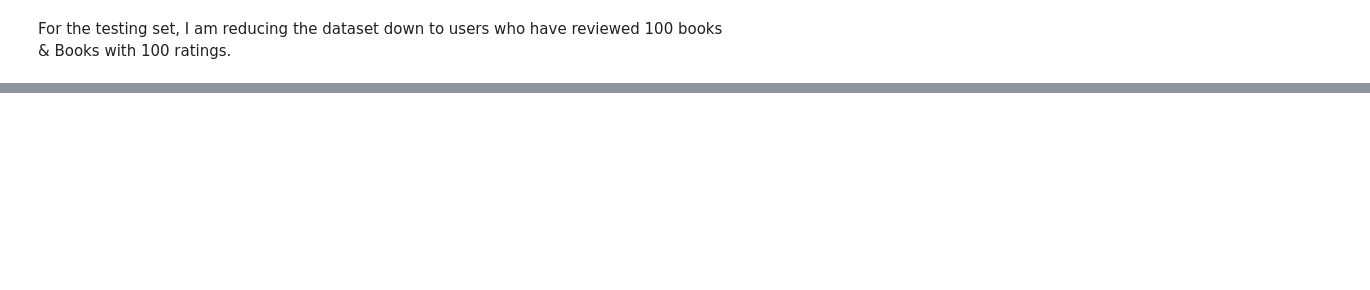
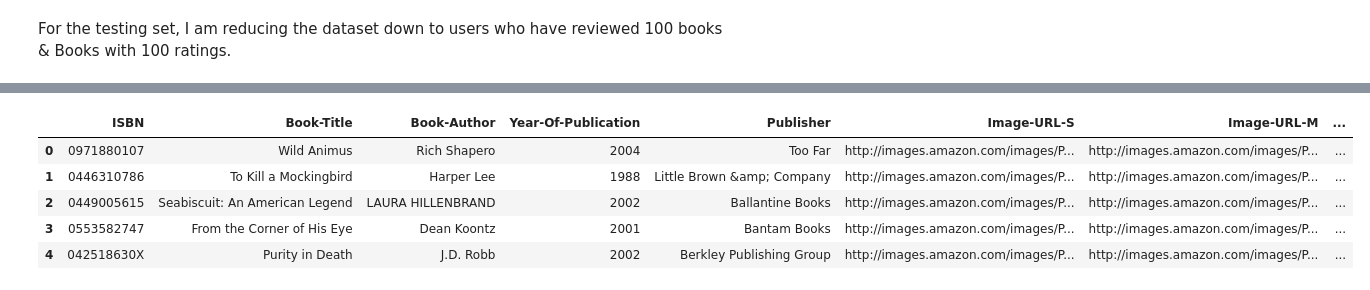
Before and after one commit to wristi/Book-Recommender-System-Challenge, a Jupyter notebook: Project_Code/Recommender System.ipynb, the cells around one changed output, grey strips where cells are left out. Cells and saved outputs as stored; diff of their text form; code cells hidden in the pictures; blank space fills up the shorter version.

```diff
--- a/Project_Code/Recommender System.ipynb
+++ b/Project_Code/Recommender System.ipynb
@@ -84,0 +143,15 @@ ratings_matrix = ratings_matrix.astype(np.int32)
+# %%
+book_isbn_list = book_ratings.columns.values.tolist()
+column_names = ["ISBN", "BookTitle", "BookAuthor", "PublicationYear", "Publisher"]
+sampled_books = pd.DataFrame(columns = column_names)
+sampled_books = books.loc[books['ISBN'].isin(book_isbn_list)]
+sampled_books = sampled_books.reset_index()
+sampled_books = sampled_books.drop(['index'], axis=1)
+sampled_books.head()
+# %% [output]
+|  | ISBN | Book-Title | Book-Author | Year-Of-Publication | Publisher | Image-URL-S | Image-URL-M | ... |
+| 0 | 0971880107 | Wild Animus | Rich Shapero | 2004 | Too Far | http://images.amazon.com/images/P... | http://images.amazon.com/images/P... | ... |
+| 1 | 0446310786 | To Kill a Mockingbird | Harper Lee | 1988 | Little Brown &amp; Company | http://images.amazon.com/images/P... | http://images.amazon.com/images/P... | ... |
+| 2 | 0449005615 | Seabiscuit: An American Legend | LAURA HILLENBRAND | 2002 | Ballantine Books | http://images.amazon.com/images/P... | http://images.amazon.com/images/P... | ... |
+| 3 | 0553582747 | From the Corner of His Eye | Dean Koontz | 2001 | Bantam Books | http://images.amazon.com/images/P... | http://images.amazon.com/images/P... | ... |
+| 4 | 042518630X | Purity in Death | J.D. Robb | 2002 | Berkley Publishing Group | http://images.amazon.com/images/P... | http://images.amazon.com/images/P... | ... |
```
Also changed, not shown: parts of 24 cells of this notebook, 6 other files.
